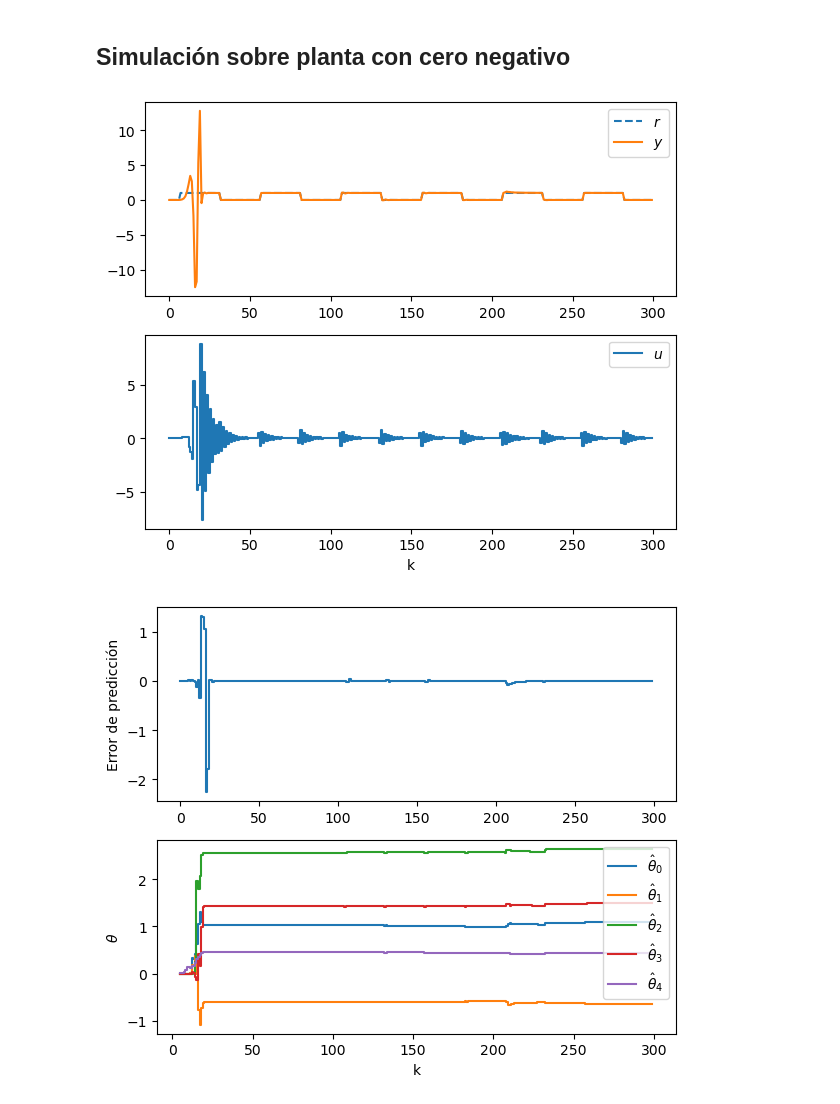
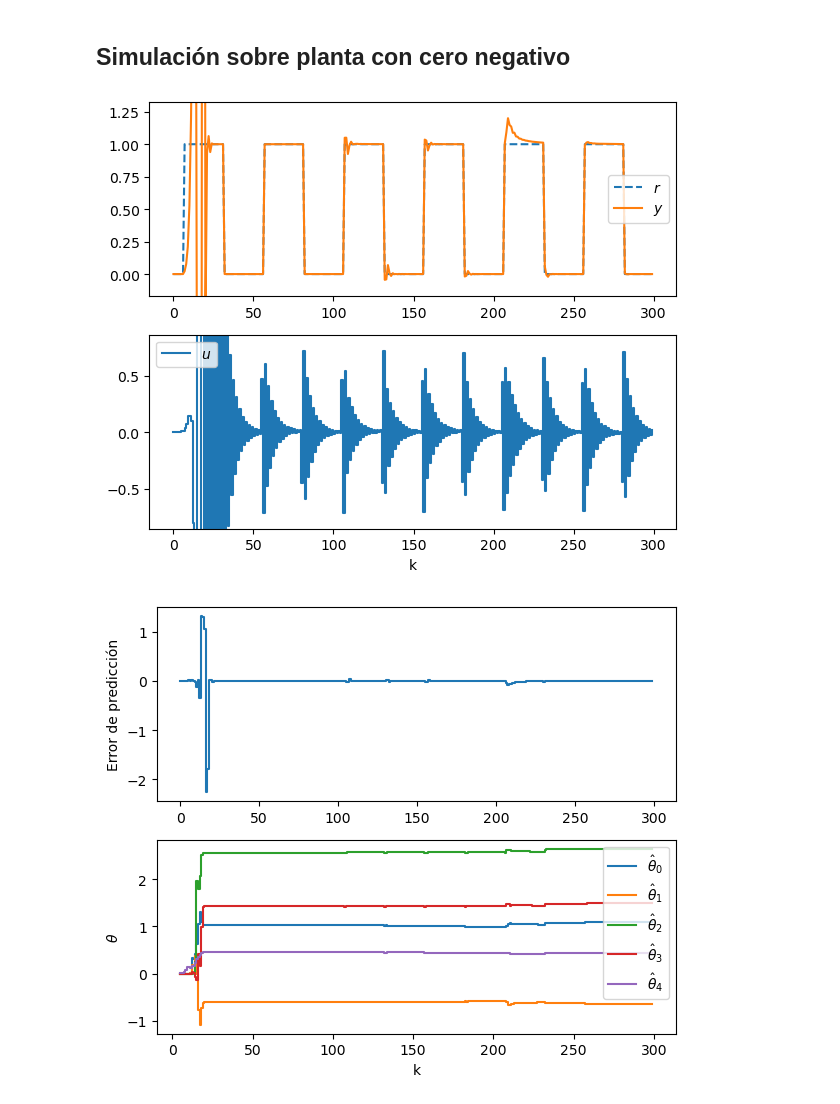
Before and after one commit to pgonfiuba/ica, a Jupyter notebook: 9. Predictivos/control_predictivo_adaptativo.ipynb, the cells around one changed output. Cells and saved outputs as stored; diff of their text form; code cells hidden in the pictures.

Commit message:
actualizaciones predictivos

```diff
--- a/9. Predictivos/control_predictivo_adaptativo.ipynb
+++ b/9. Predictivos/control_predictivo_adaptativo.ipynb
@@ -12,13 +12,14 @@ from scipy.signal import lfilter
 # %%
-def simularControlPredictivoAdaptativo(A, Bp, d, r, alpha=0.95, deltaA=None, deltaB=None, plot=True, title=None):
+def simularControlPredictivoPonderadoAdaptativo(A, Bp, d, r, lambda_b0 = 0, alpha=0.95, deltaA=None, deltaB=None, plot=True, title=None):
     """
-    Simula un controlador predictivo adaptativo (RLS) para un modelo ARX dado por A, Bp y delay d.
+    Simula un controlador predictivo ponderado adaptativo (RLS) para un modelo ARX dado por A, Bp y delay d.
 
     Entradas:
       - A: vector de coeficientes del polinomio A (monico) [1, a1, a2, ...]
       - Bp: vector de coeficientes del polinomio B (numerador) (incluye b0, b1,...)
       - d: delay (nk) en muestras
       - r: referencia (vector de longitud N)
+      - lambda_b0: factor de ponderación
       - alpha: factor de olvido para el RLS (0<alpha<=1)
       - deltaA, deltaB: vectores de perturbación en tiempo (opcional), si se proporcionan se aplican on-line
       - plot: si True dibuja resultados
@@ -57,7 +58,7 @@ def simularControlPredictivoAdaptativo(A, Bp, d, r, alpha=0.95, deltaA=None, del
         phiC_est = np.r_[
             -y[kk-d:kk-na+1-d:-1],                 # -y[k-d], -y[k-d-1], ...
             -u[kk-1-d:kk-nb-d+1-d:-1],             # -u[k-1-d], -u[k-2-d], ...
-            y[kk]                                  # salida actual
+            y[kk]+lambda_b0 * u[kk-d]                                  # salida actual
         ]
 
         # error usado para la actualización del estimador (u medido menos predicho)
@@ -107,12 +108,16 @@ def simularControlPredictivoAdaptativo(A, Bp, d, r, alpha=0.95, deltaA=None, del
         plt.subplot(211)
         plt.plot(k, r, '--', label='$r$')
         plt.plot(k, y, label='$y$')
+        ymin, ymax = np.min(y[int(N/3):]), np.max(y[int(N/3):])
+        plt.ylim(ymin - 0.1*(ymax-ymin), ymax + 0.1*(ymax-ymin));
         if title is not None:
             plt.title(title)
         plt.legend()
 
         plt.subplot(212)
         plt.step(k, u, label='$u$', where='post')
+        umin, umax = np.min(u[int(N/3):]), np.max(u[int(N/3):])
+        plt.ylim(umin - 0.1*(umax-umin), umax + 0.1*(umax-umin));
         plt.legend()
         plt.xlabel("k")
         plt.tight_layout()
@@ -124,6 +129,8 @@ def simularControlPredictivoAdaptativo(A, Bp, d, r, alpha=0.95, deltaA=None, del
         plt.subplot(211)
         plt.step(k, err, where='post')
         plt.ylabel('Error de predicción')
+        if title is not None:
+            plt.title('Estimación de parámetros')
 
         plt.subplot(212)
         for idx_n in range(0, na + nb):
@@ -149,5 +156,5 @@ deltaB = np.zeros(N)
 deltaA[int(N*2/3):] = 0.05
 deltaB[int(N*1/3):] = 0.05
 
-_,_ = simularControlPredictivoAdaptativo(A,Bp,d,r,deltaA=deltaA,deltaB=deltaB)
+_,_ = simularControlPredictivoPonderadoAdaptativo(A,Bp,d,r,lambda_b0=0,deltaA=deltaA,deltaB=deltaB)
 # %% [output]
@@ -158,18 +165,18 @@ _,_ = simularControlPredictivoAdaptativo(A,Bp,d,r,deltaA=deltaA,deltaB=deltaB)
 # %%
 A = np.r_[1, -1.74, .77]
 Bp = 2 * np.r_[1.1, .9]
 d = 2
 
 N = 300
 k = np.arange(N)
 r = 0.5 * (sc.signal.square(2*np.pi * k / 50 - np.pi/4) + 1)
 
 deltaA = np.zeros(N)
 deltaB = np.zeros(N)
 deltaA[int(N*2/3):] = 0.05
 deltaB[int(N*1/3):] = 0.05
 
-_,_ = simularControlPredictivoAdaptativo(A,Bp,d,r,deltaA=deltaA,deltaB=deltaB)
+_,_ = simularControlPredictivoPonderadoAdaptativo(A,Bp,d,r,deltaA=deltaA,deltaB=deltaB)
 # %% [output]
-[figure, old version]
+[figure, new version]
 [figure]
```
Also changed, not shown: parts of 4 cells of this notebook, 1 other file.
